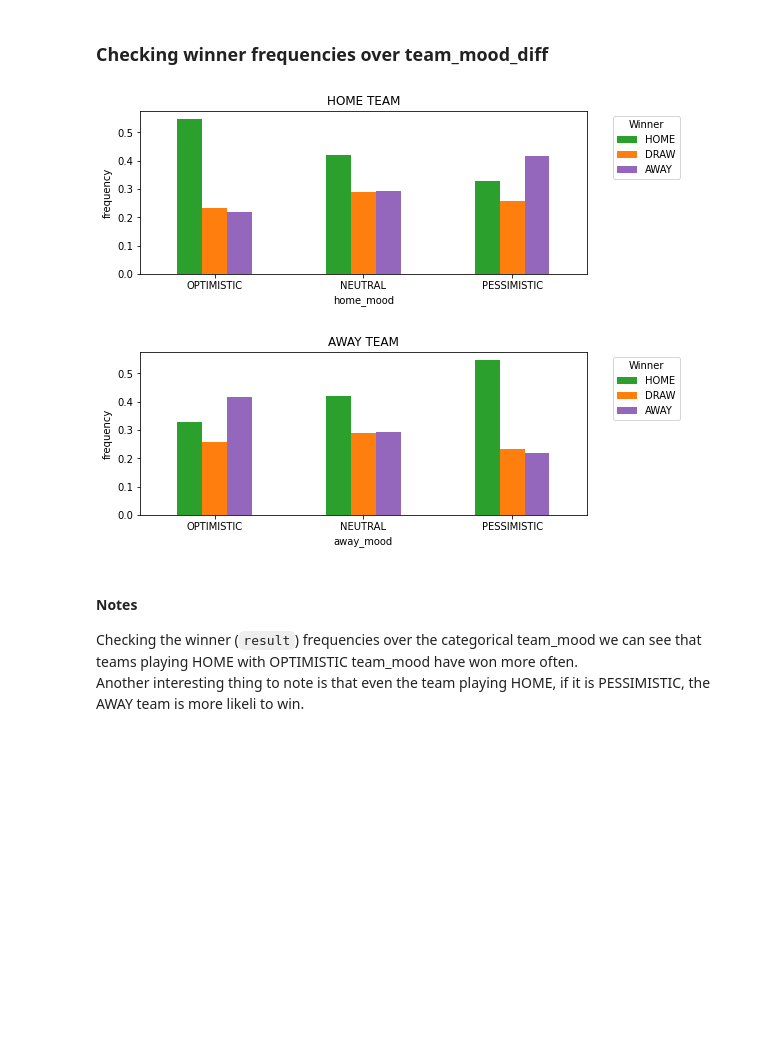
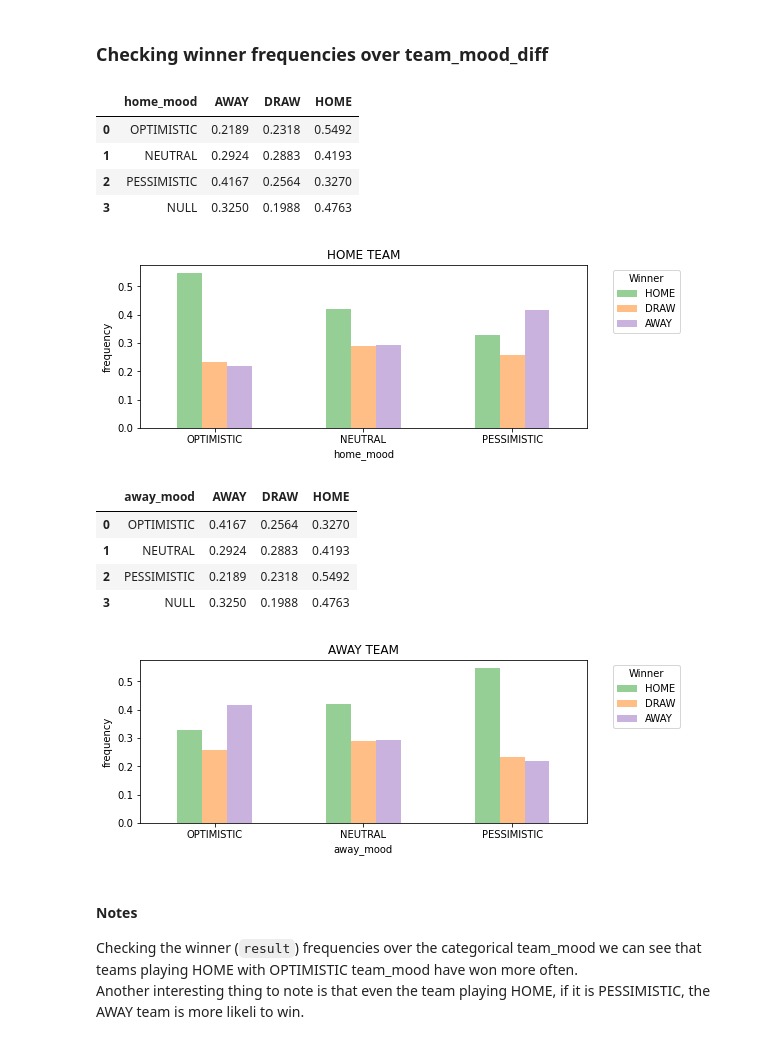
Before and after one commit to talestsp/football-match-prediction, a Jupyter notebook: notebooks/TeamMoodAnalysis.ipynb, the cells around one changed output. Cells and saved outputs as stored; diff of their text form; code cells hidden in the pictures; blank space fills up the shorter version.

Commit message:
grouping color palettes by mood and result

```diff
--- a/notebooks/TeamMoodAnalysis.ipynb
+++ b/notebooks/TeamMoodAnalysis.ipynb
@@ -378,18 +378,30 @@ Of course this new feature alone will lead to a grate performance. It need more
 # %% [markdown]
 ### Checking winner frequencies over team_mood_diff
 # %%
-ax1 = home_results_piv.toPandas().set_index("home_mood").loc[["OPTIMISTIC", "NEUTRAL", "PESSIMISTIC"]][["HOME", "DRAW", "AWAY"]].plot.bar(title="HOME TEAM", color=[COLOR_HOME, COLOR_DRAW, COLOR_AWAY], rot=0,  figsize=(8,3))
+display(home_results_piv.toPandas())
+ax1 = home_results_piv.toPandas().set_index("home_mood").loc[["OPTIMISTIC", "NEUTRAL", "PESSIMISTIC"]][["HOME", "DRAW", "AWAY"]].plot.bar(title="HOME TEAM", color=[COLOR_HOME, COLOR_DRAW, COLOR_AWAY], rot=0, alpha=0.5, figsize=(8,3))
 ax1.legend(title="Winner", bbox_to_anchor=(1.22, 1))
 ax1.set_ylabel("frequency")
 plt.show()
-
-ax2 = away_results_piv.toPandas().set_index("away_mood").loc[["OPTIMISTIC", "NEUTRAL", "PESSIMISTIC"]][["HOME", "DRAW", "AWAY"]].plot.bar(title="AWAY TEAM", color=[COLOR_HOME, COLOR_DRAW, COLOR_AWAY], rot=0, figsize=(8,3))
+print()
+display(away_results_piv.toPandas())
+ax2 = away_results_piv.toPandas().set_index("away_mood").loc[["OPTIMISTIC", "NEUTRAL", "PESSIMISTIC"]][["HOME", "DRAW", "AWAY"]].plot.bar(title="AWAY TEAM", color=[COLOR_HOME, COLOR_DRAW, COLOR_AWAY], rot=0, alpha=0.5, figsize=(8,3))
 ax2.legend(title="Winner", bbox_to_anchor=(1.22, 1))
 ax2.set_ylabel("frequency")
 plt.show()
 # %% [output]
+|  | home_mood | AWAY | DRAW | HOME |
+| 0 | OPTIMISTIC | 0.2189 | 0.2318 | 0.5492 |
+| 1 | NEUTRAL | 0.2924 | 0.2883 | 0.4193 |
+| 2 | PESSIMISTIC | 0.4167 | 0.2564 | 0.3270 |
+| 3 | NULL | 0.3250 | 0.1988 | 0.4763 |
-[figure, old version]
+[figure, new version]
+|  | away_mood | AWAY | DRAW | HOME |
+| 0 | OPTIMISTIC | 0.4167 | 0.2564 | 0.3270 |
+| 1 | NEUTRAL | 0.2924 | 0.2883 | 0.4193 |
+| 2 | PESSIMISTIC | 0.2189 | 0.2318 | 0.5492 |
+| 3 | NULL | 0.3250 | 0.1988 | 0.4763 |
-[figure, old version]
+[figure, new version]
 # %% [markdown]
 #### Notes
 Checking the winner (`result`) frequencies over the categorical team_mood we can see that teams playing HOME with OPTIMISTIC team_mood have won more often. <br>
```
